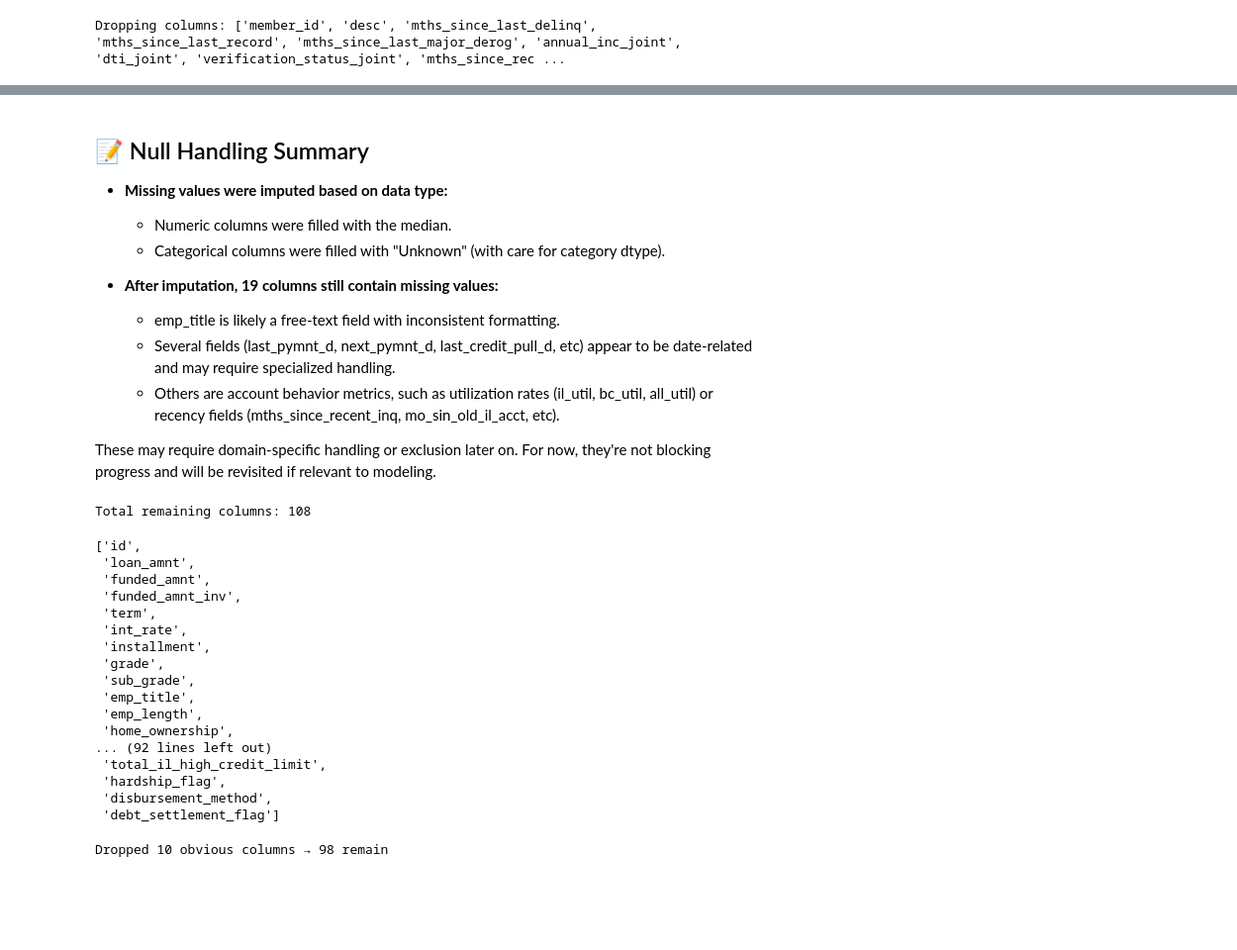
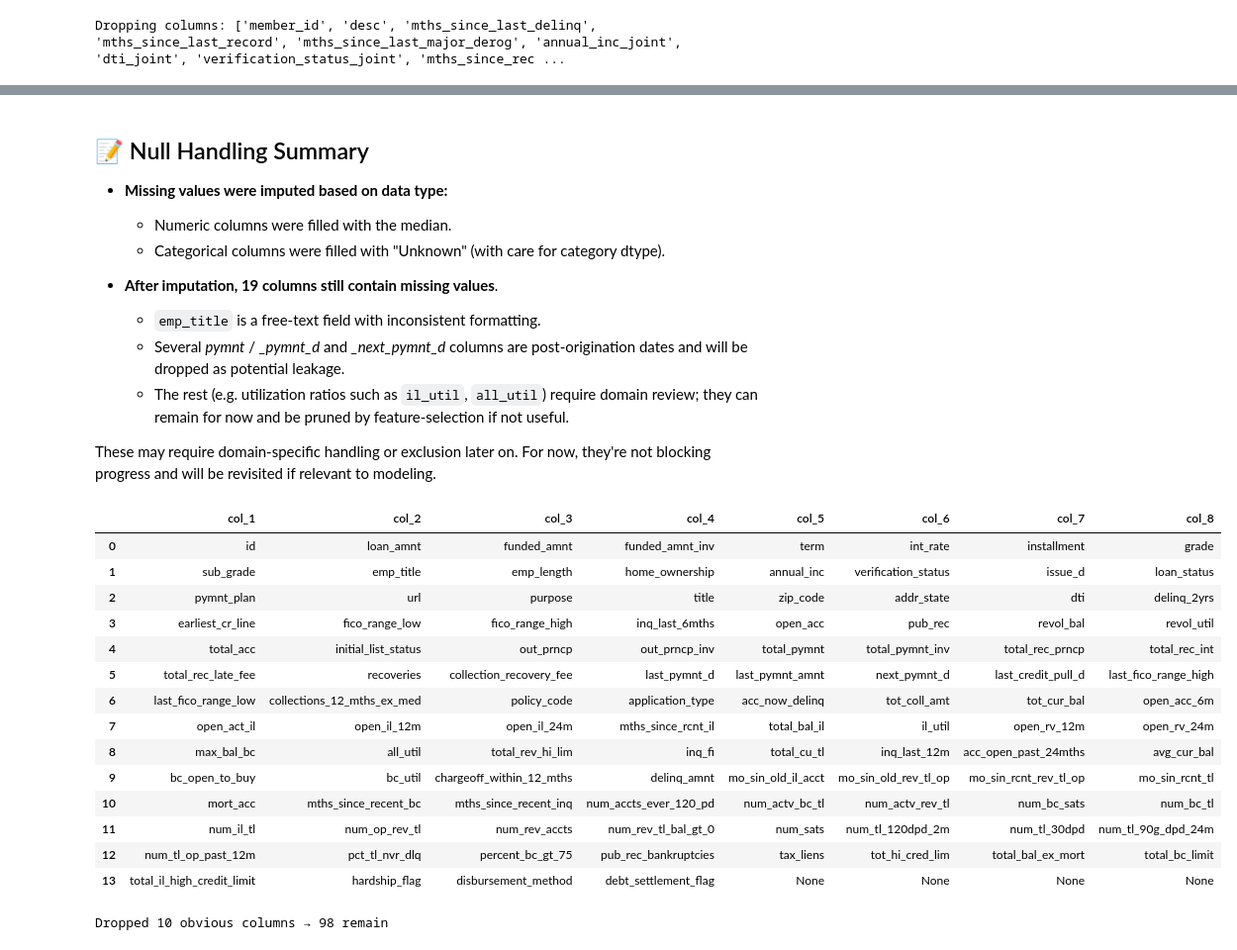
Before and after one commit to mcgrath-dylan/mcgrath-dylan, a Jupyter notebook: loan-default-ml-demo/notebooks/01_eda.ipynb, the cells around one changed output, grey strips where cells are left out. Shown: that part at 99% size. Drawn from its saved outputs; the diff is of its cells as text; code cells hidden in the pictures; blank space fills up the shorter version.

```diff
--- a/loan-default-ml-demo/notebooks/01_eda.ipynb
+++ b/loan-default-ml-demo/notebooks/01_eda.ipynb
@@ -135,36 +135,42 @@ dtype: int64
   - Numeric columns were filled with the median.
   - Categorical columns were filled with "Unknown" (with care for category dtype).
 
-- **After imputation, 19 columns still contain missing values:**
-  - emp_title is likely a free-text field with inconsistent formatting.
-  - Several fields (last_pymnt_d, next_pymnt_d, last_credit_pull_d, etc) appear to be date-related and may require specialized handling.
-  - Others are account behavior metrics, such as utilization rates (il_util, bc_util, all_util) or recency fields (mths_since_recent_inq, mo_sin_old_il_acct, etc).
+- **After imputation, 19 columns still contain missing values**.
+  - `emp_title` is a free-text field with inconsistent formatting.
+  - Several *_pymnt_* / *_pymnt_d* and *_next_pymnt_d* columns are post-origination dates and will be dropped as potential leakage.
+  - The rest (e.g. utilization ratios such as `il_util`, `all_util`) require domain review; they can remain for now and be pruned by feature-selection if not useful.
 
 These may require domain-specific handling or exclusion later on. For now, they're not blocking progress and will be revisited if relevant to modeling.
 # %%
+import math
+import numpy as np
+
 # Take a look at the remaining columns
 cols = df.columns.tolist()
-print(f"Total remaining columns: {len(cols)}")
-cols
+
+def show_cols_in_grid(col_list, n_per_row=8):
+    rows = math.ceil(len(col_list) / n_per_row)
+    padded = col_list + [None] * (rows * n_per_row - len(col_list))
+    grid   = np.array(padded).reshape(rows, n_per_row)
+    display(pd.DataFrame(grid, columns=[f"col_{i+1}" for i in range(n_per_row)]))
+
+show_cols_in_grid(cols, n_per_row=8)
 # %% [output]
-Total remaining columns: 108
-['id',
- 'loan_amnt',
- 'funded_amnt',
- 'funded_amnt_inv',
- 'term',
- 'int_rate',
- 'installment',
- 'grade',
- 'sub_grade',
- 'emp_title',
- 'emp_length',
- 'home_ownership',
-... (92 lines left out)
- 'total_il_high_credit_limit',
- 'hardship_flag',
- 'disbursement_method',
- 'debt_settlement_flag']
+|  | col_1 | col_2 | col_3 | col_4 | col_5 | col_6 | col_7 | col_8 |
+| 0 | id | loan_amnt | funded_amnt | funded_amnt_inv | term | int_rate | installment | grade |
+| 1 | sub_grade | emp_title | emp_length | home_ownership | annual_inc | verification_status | issue_d | loan_status |
+| 2 | pymnt_plan | url | purpose | title | zip_code | addr_state | dti | delinq_2yrs |
+| 3 | earliest_cr_line | fico_range_low | fico_range_high | inq_last_6mths | open_acc | pub_rec | revol_bal | revol_util |
+| 4 | total_acc | initial_list_status | out_prncp | out_prncp_inv | total_pymnt | total_pymnt_inv | total_rec_prncp | total_rec_int |
+| 5 | total_rec_late_fee | recoveries | collection_recovery_fee | last_pymnt_d | last_pymnt_amnt | next_pymnt_d | last_credit_pull_d | last_fico_range_high |
+| 6 | last_fico_range_low | collections_12_mths_ex_med | policy_code | application_type | acc_now_delinq | tot_coll_amt | tot_cur_bal | open_acc_6m |
+| 7 | open_act_il | open_il_12m | open_il_24m | mths_since_rcnt_il | total_bal_il | il_util | open_rv_12m | open_rv_24m |
+| 8 | max_bal_bc | all_util | total_rev_hi_lim | inq_fi | total_cu_tl | inq_last_12m | acc_open_past_24mths | avg_cur_bal |
+| 9 | bc_open_to_buy | bc_util | chargeoff_within_12_mths | delinq_amnt | mo_sin_old_il_acct | mo_sin_old_rev_tl_op | mo_sin_rcnt_rev_tl_op | mo_sin_rcnt_tl |
+| 10 | mort_acc | mths_since_recent_bc | mths_since_recent_inq | num_accts_ever_120_pd | num_actv_bc_tl | num_actv_rev_tl | num_bc_sats | num_bc_tl |
+| 11 | num_il_tl | num_op_rev_tl | num_rev_accts | num_rev_tl_bal_gt_0 | num_sats | num_tl_120dpd_2m | num_tl_30dpd | num_tl_90g_dpd_24m |
+| 12 | num_tl_op_past_12m | pct_tl_nvr_dlq | percent_bc_gt_75 | pub_rec_bankruptcies | tax_liens | tot_hi_cred_lim | total_bal_ex_mort | total_bc_limit |
+| 13 | total_il_high_credit_limit | hardship_flag | disbursement_method | debt_settlement_flag | None | None | None | None |
 # %%
 # Drop obvious columns
 obvious_drop = [
```
Also changed, not shown: parts of 14 cells of this notebook, 5 other files.
